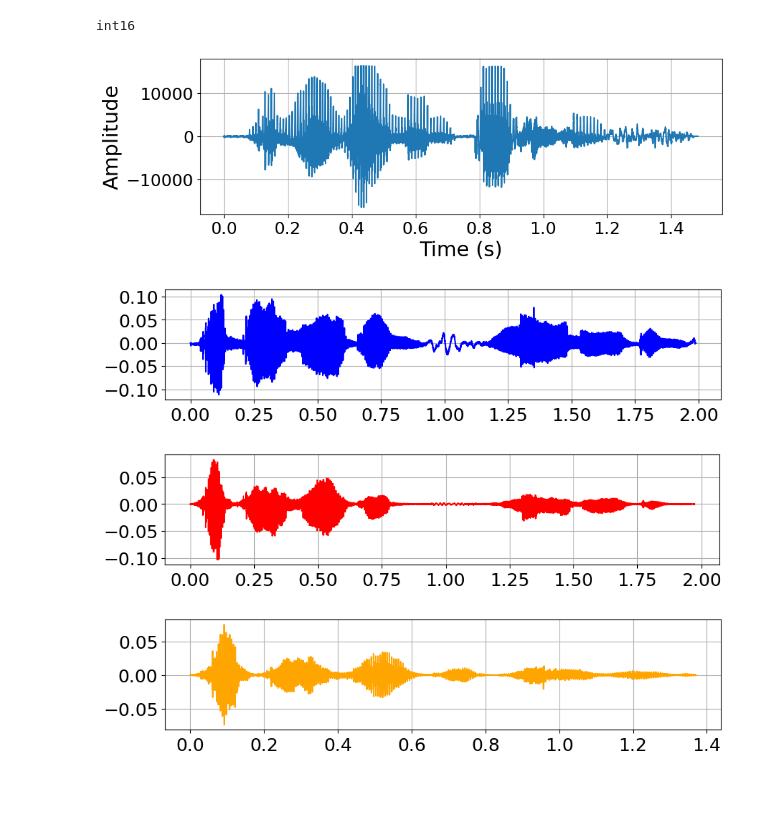
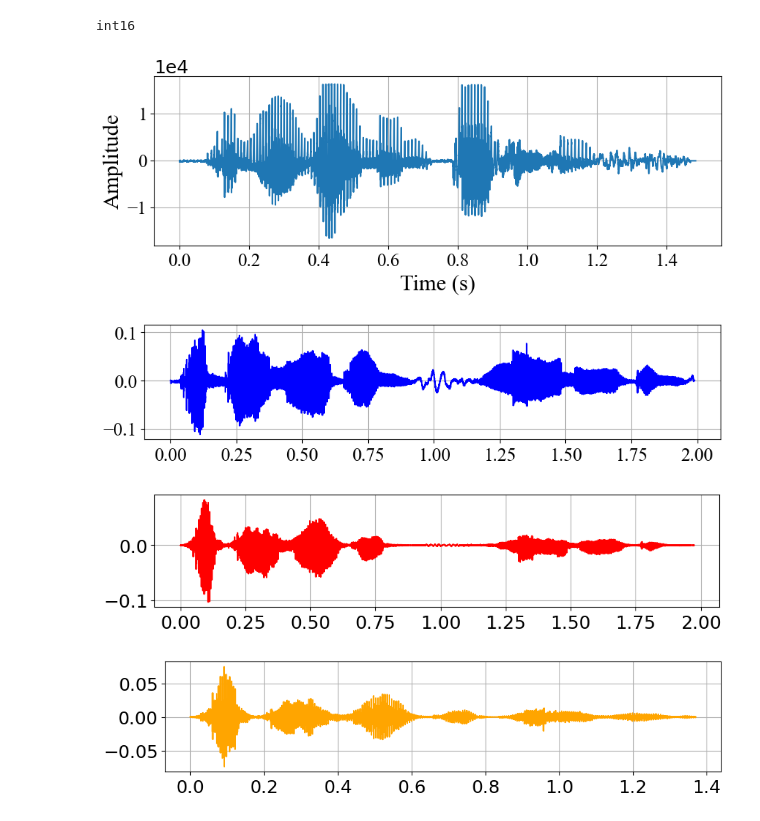
Before and after one commit to AndreaLolli2912/DSL-Age-Regression, a Jupyter notebook: main/report_figures.ipynb, the cells around one changed output. Cells and saved outputs as stored; diff of their text form; code cells hidden in the pictures; blank space fills up the shorter version.

```diff
--- a/main/report_figures.ipynb
+++ b/main/report_figures.ipynb
@@ -32,28 +32,28 @@ df_eval_copy = df_eval.copy()
 # %%
 path_audio = 'data/audios_development/10.wav'
 sr, audio_wav = wavfile.read(path_audio)
 print(audio_wav.dtype)
 audio_wav_mono = audio_wav.sum(axis=1)/2
 
 mpl.rcParams["font.size"] = 18
 
 fig, ax = plt.subplots(1, figsize=(10,3))
 
 v = audio_wav_mono
 
 time = np.arange(v.size)/sr
 ax.plot(time, v)
 ax.grid(visible=True)
-plt.ticklabel_format(style='sci', axis='x', scilimits=(0, 0))
-ax.set_xlabel('Time (s)', fontsize=22)
-ax.set_ylabel('Amplitude', fontsize=22)
-plt.xticks(fontsize=18, color='black')
-plt.yticks(fontsize=18, color='black')
+plt.ticklabel_format(style='sci', axis='y', scilimits=(0, 0))
+ax.set_xlabel('Time (s)', fontsize=22, fontname='Times New Roman')
+ax.set_ylabel('Amplitude', fontsize=22, fontname='Times New Roman')
+plt.xticks(fontsize=18, color='black', fontname='Times New Roman')
+plt.yticks(fontsize=18, color='black', fontname='Times New Roman')
 plt.show()
 fig.savefig("figs/audio_track.pdf", bbox_inches="tight")
 # %% [output]
 int16
-[figure, old version]
+[figure, new version]
 # %%
 from utils import audio_preprocessing as ap
 
@@ -74,12 +74,12 @@ ax.grid(visible=True)
 # plot_audio(y, c='orange', s=True, ax=ax, title = 'Original Audio')
 plot_audio(y, c='blue', s=True, ax=ax, title = '')
 plt.ticklabel_format(style='sci', axis='x', scilimits=(0, 0))
-plt.xticks(fontsize=18, color='black')
-plt.yticks(fontsize=18, color='black')
+plt.xticks(fontsize=18, color='black', fontname='Times New Roman')
+plt.yticks(fontsize=18, color='black', fontname='Times New Roman')
 plt.show()
 fig.savefig("figs/audio_track_original.pdf", bbox_inches="tight")
 # %% [output]
-[figure, old version]
+[figure, new version]
 # %%
 y_noise = ap.reduce_noise(y=y, sr=sr)
 y_filter = ap.bandpass_filter(y=y_noise, sr=sr)
@@ -89,12 +89,12 @@ ax.grid(visible=True)
 # plot_audio(y_filter, c='red', s=True, ax=ax, title = 'Filtered Audio')
 plot_audio(y_filter, c='red', s=True, ax=ax, title = '')
 plt.ticklabel_format(style='sci', axis='x', scilimits=(0, 0))
-plt.xticks(fontsize=18, color='black')
-plt.yticks(fontsize=18, color='black')
+plt.xticks(fontsize=18, color='black', fontname='Times New Roman')
+plt.yticks(fontsize=18, color='black', fontname='Times New Roman')
 plt.show()
 fig.savefig("figs/audio_track_filtered.pdf", bbox_inches="tight")
 # %% [output]
-[figure, old version]
+[figure, new version]
 # %%
 y_processed = ap.process_audio(y=y_filter, sr=sr, top_db=20)
 
```
Also changed, not shown: parts of 3 cells of this notebook, 2 other files.
